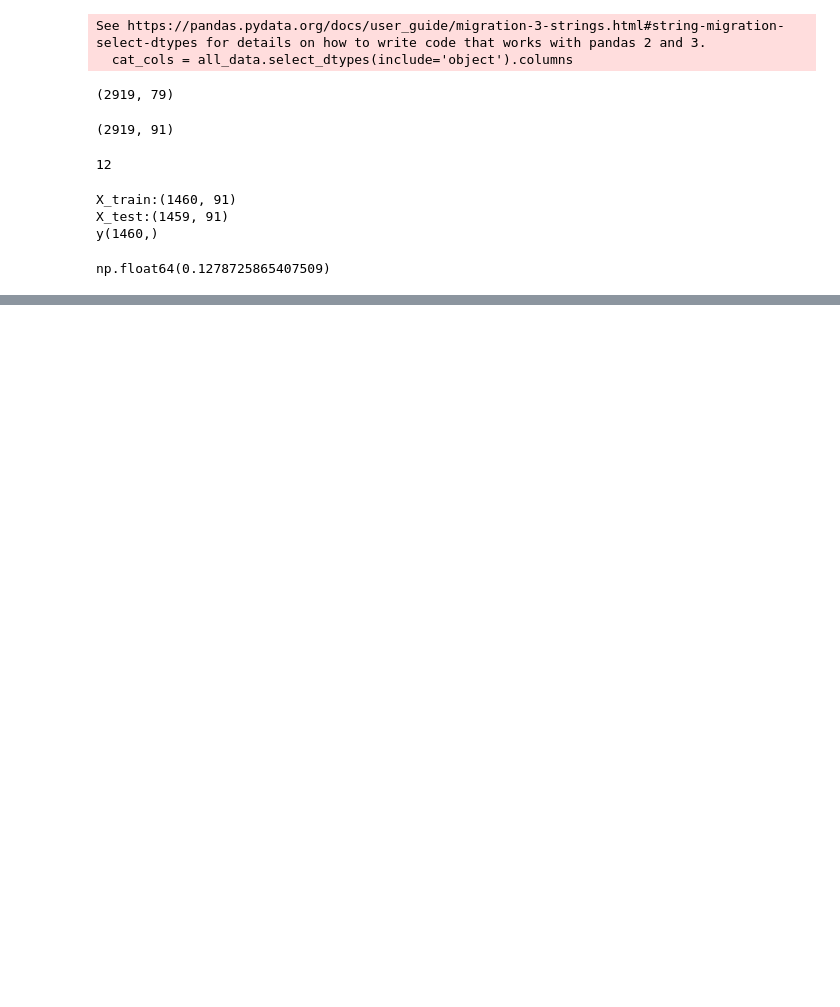
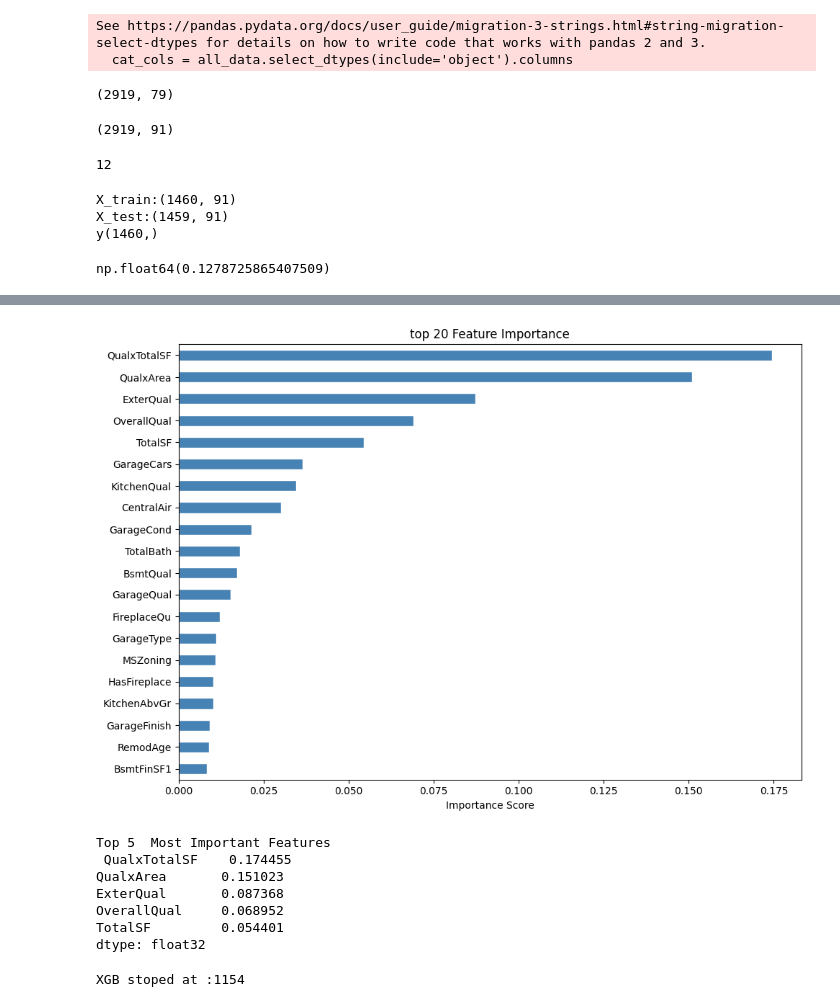
Before and after one commit to IoNiCx1/House-Price-Prediction-, a Jupyter notebook: project.ipynb, the cells around one changed output, grey strips where cells are left out. Cells and saved outputs as stored; diff of their text form; code cells hidden in the pictures; blank space fills up the shorter version.

```diff
--- a/project.ipynb
+++ b/project.ipynb
@@ -312,0 +329,2 @@ np.float64(0.1278725865407509)
+# %%
+xgb_model.fit(X_train,y)
@@ -312,0 +343,22 @@ np.float64(0.1278725865407509)
+# %%
+imp = pd.Series(xgb_model.feature_importances_,index = X_train.columns)
+# %%
+top20 = imp.sort_values(ascending=False).head(20)
+# %%
+plt.figure(figsize=(10,7))
+top20.sort_values().plot(kind='barh',color = 'steelblue',edgecolor = 'white')
+plt.title('top 20 Feature Importance')
+plt.xlabel('Importance Score')
+plt.tight_layout()
+plt.show()
+
+print("Top 5  Most Important Features\n",top20.head(5))
+# %% [output]
+[figure, added]
+Top 5  Most Important Features
+ QualxTotalSF    0.174455
+QualxArea       0.151023
+ExterQual       0.087368
+OverallQual     0.068952
+TotalSF         0.054401
+dtype: float32
@@ -312,0 +381,5 @@ np.float64(0.1278725865407509)
+# %%
+xgb_finale.fit(X_tr,y_tr,eval_set=[(X_val,y_val)],verbose=False)
+print(f"XGB stoped at :{xgb_finale.best_iteration}")
+# %% [output]
+XGB stoped at :1154
```
Also changed, not shown: parts of 8 cells of this notebook.
